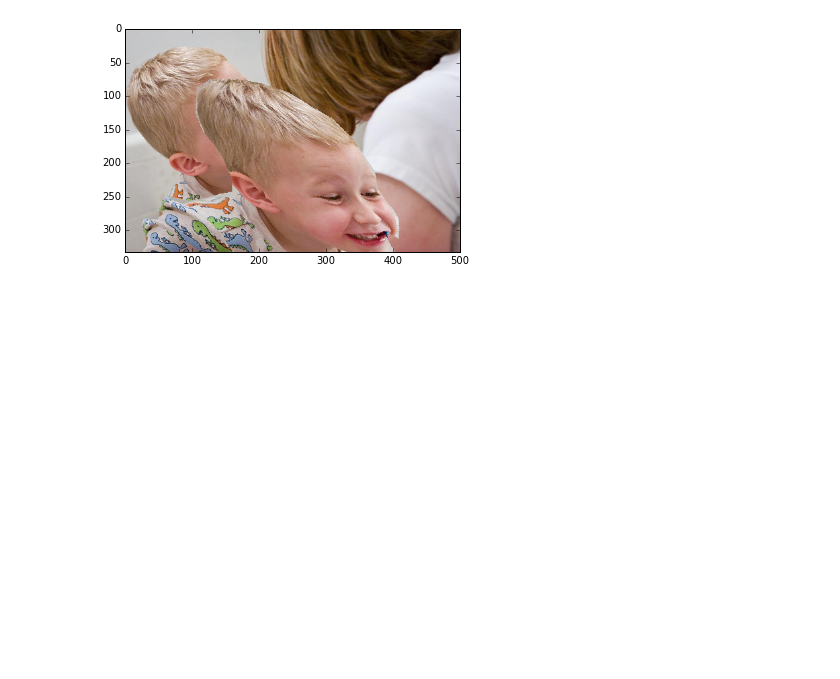
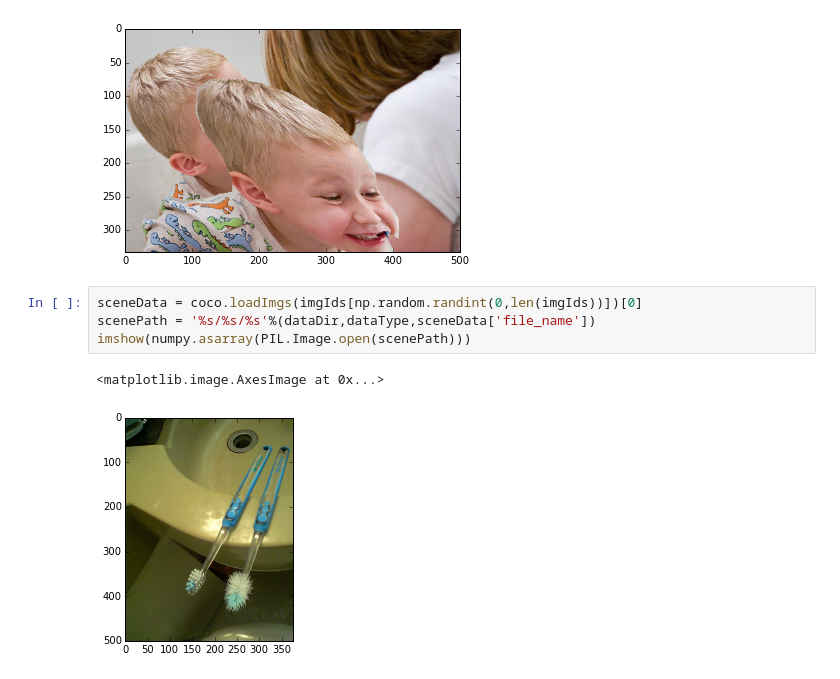
Before and after one commit to jccaicedo/localization-agent, a Jupyter notebook: Synthetic tracking examples from static images.ipynb, the cells around one changed output. Cells and saved outputs as stored; diff of their text form; blank space fills up the shorter version.

```diff
--- a/Synthetic tracking examples from static images.ipynb
+++ b/Synthetic tracking examples from static images.ipynb
@@ -78,3 +78,10 @@ imshow(numpy.asarray(pasted))
 Scale: [ 1.63450483  0.90200583]        Angle: -0.556204528279  Translation: [-0.3789813   0.64618225]
 <matplotlib.image.AxesImage at 0x...>
 [figure]
+# %%
+sceneData = coco.loadImgs(imgIds[np.random.randint(0,len(imgIds))])[0]
+scenePath = '%s/%s/%s'%(dataDir,dataType,sceneData['file_name'])
+imshow(numpy.asarray(PIL.Image.open(scenePath)))
+# %% [output]
+<matplotlib.image.AxesImage at 0x...>
+[figure, added]
```
Also changed, not shown: parts of 9 cells of this notebook, 1 other file.
